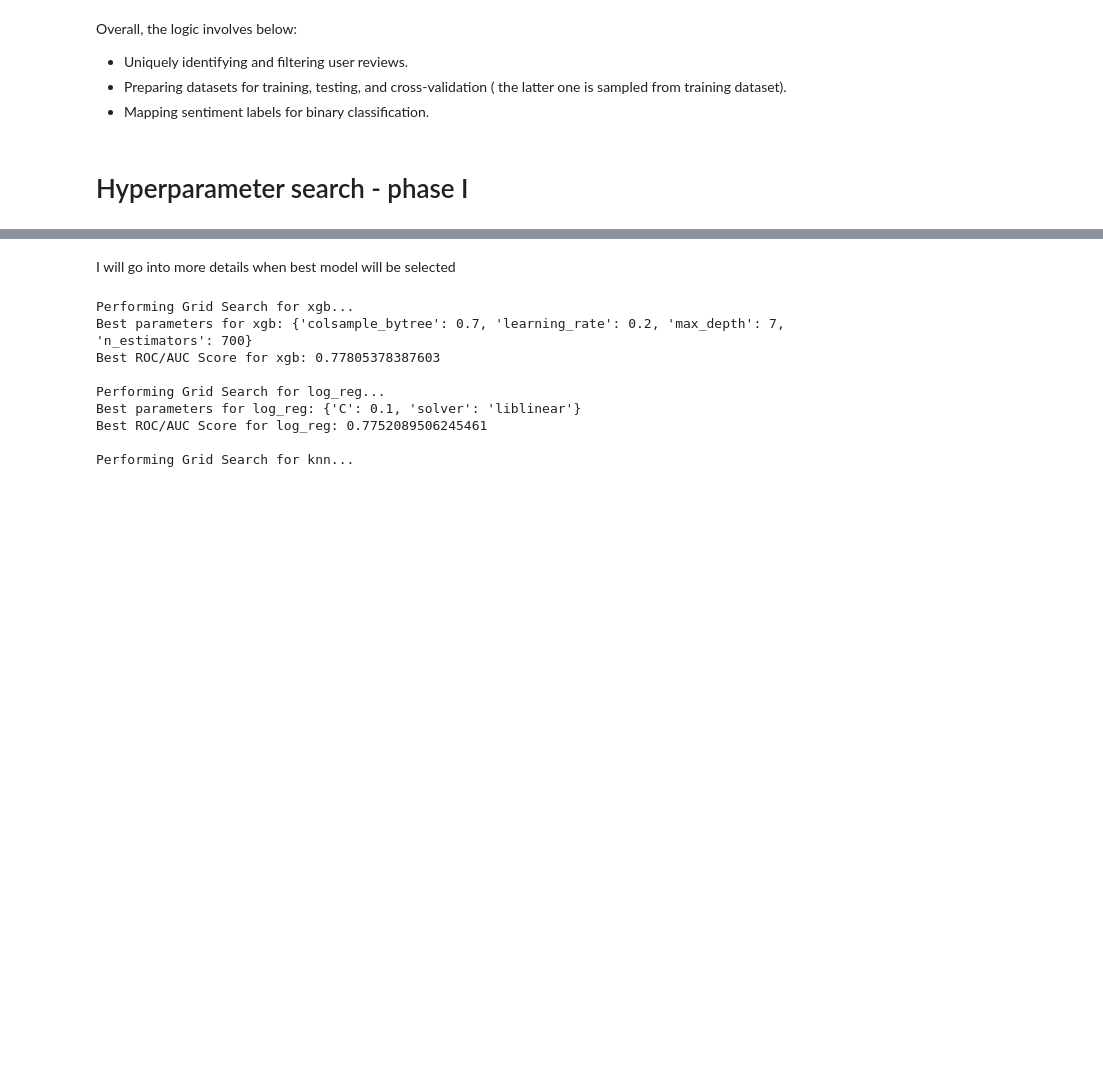
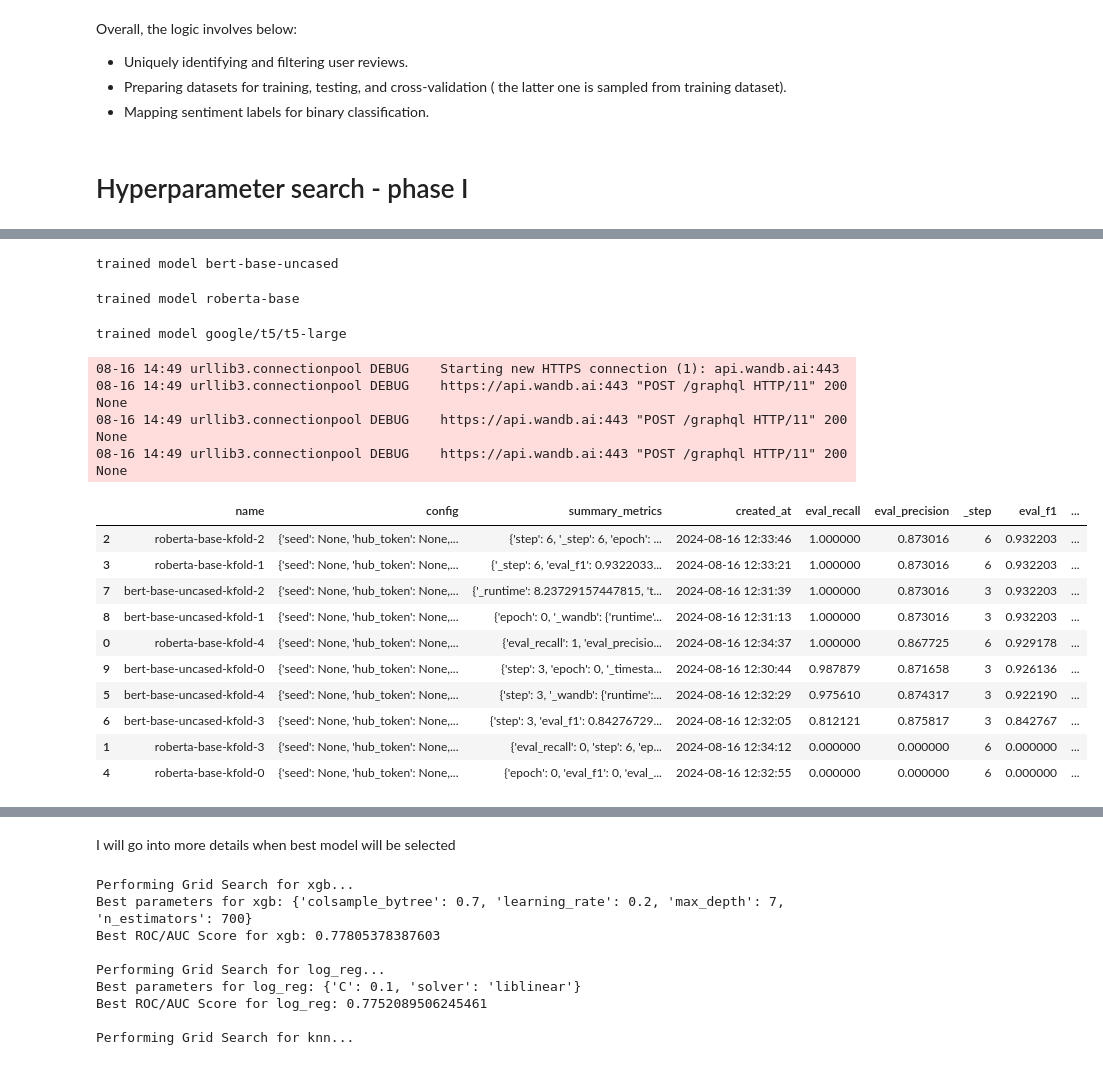
Before and after one commit to ArturTan/introduction-to-deep-learning-boulder, a Jupyter notebook: notebooks/Report.ipynb, the cells around one changed output, grey strips where cells are left out. Saved outputs shown, nothing was run; the diff lists cells and outputs as text; code cells hidden in the pictures; blank space fills up the shorter version.

```diff
--- a/notebooks/Report.ipynb
+++ b/notebooks/Report.ipynb
@@ -725,0 +707,11 @@ I will use 5 different models for benchmark:
+# %%
+for model, batch_size in [
+    # ["bert-base-uncased", 128],
+             # [ "roberta-base", 64],/
+              ["google/gemma-2-2b", 128]
+]:
+    max_length  =256
+    if model =="google/gemma-2-2b":
+        max_length = 128
+    for i in tqdm(range(5)):
+        !accelerate launch ../train.py --model_name_or_path {model} --ignore_mismatched_sizes --max_length {max_length} --per_device_train_batch_size {batch_size} --learning_rate 2e-5 --num_train_epochs 1 --output_dir "/tmp/mrpc/deepspeed_stage2/" --train_file ../data/train_fold_{i}.csv --validation_file ../data/test_fold_{i}.csv --project_suffix=kfold-{i} --with_tracking --report_to "wandb"
@@ -725,0 +736,61 @@ I will use 5 different models for benchmark:
+# %%
+from tqdm import tqdm
+import pandas as pd
+models = [
+    "bert-base-uncased",
+    "roberta-base",
+    "google/t5/t5-large"
+]
+
+import wandb
+
+api = wandb.Api()
+project_name = "boulder-final-project"
+from pandas import json_normalize
+selected_runs = []
+for model in models:
+    print("trained model", model)
+
+    for i in tqdm(range(5)):
+
+        selected_runs.append(f'{model}-kfold-{i}')
+api = wandb.Api()
+runs = api.runs(f"{project_name}")
+
+runs_df = []
+for run in runs:
+    if run.name in selected_runs:
+        runs_df.append(pd.DataFrame({
+            'name': [run.name],
+            'config': [run.config],
+            'summary_metrics': [run.summary_metrics],
+            'created_at': pd.to_datetime(run.created_at)
+        }))
+runs_df = pd.concat(runs_df)
+runs_df = runs_df.sort_values(by='created_at', ascending=False)
+runs_df = runs_df.drop_duplicates(subset='name', keep='first')
+
+runs_df = runs_df.reset_index(drop=True)
+
+runs_df = runs_df.merge(json_normalize(runs_df['summary_metrics']), left_index=True, right_index=True)
+
+runs_df.sort_values('eval_f1', ascending=False)
+# %% [output]
+trained model bert-base-uncased
+trained model roberta-base
+trained model google/t5/t5-large
+08-16 14:49 urllib3.connectionpool DEBUG    Starting new HTTPS connection (1): api.wandb.ai:443
+08-16 14:49 urllib3.connectionpool DEBUG    https://api.wandb.ai:443 "POST /graphql HTTP/11" 200 None
+08-16 14:49 urllib3.connectionpool DEBUG    https://api.wandb.ai:443 "POST /graphql HTTP/11" 200 None
+08-16 14:49 urllib3.connectionpool DEBUG    https://api.wandb.ai:443 "POST /graphql HTTP/11" 200 None
+|  | name | config | summary_metrics | created_at | eval_recall | eval_precision | _step | eval_f1 | ... |
+| 2 | roberta-base-kfold-2 | {'seed': None, 'hub_token': None,... | {'step': 6, '_step': 6, 'epoch': ... | 2024-08-16 12:33:46 | 1.000000 | 0.873016 | 6 | 0.932203 | ... |
+| 3 | roberta-base-kfold-1 | {'seed': None, 'hub_token': None,... | {'_step': 6, 'eval_f1': 0.9322033... | 2024-08-16 12:33:21 | 1.000000 | 0.873016 | 6 | 0.932203 | ... |
+| 7 | bert-base-uncased-kfold-2 | {'seed': None, 'hub_token': None,... | {'_runtime': 8.23729157447815, 't... | 2024-08-16 12:31:39 | 1.000000 | 0.873016 | 3 | 0.932203 | ... |
+| 8 | bert-base-uncased-kfold-1 | {'seed': None, 'hub_token': None,... | {'epoch': 0, '_wandb': {'runtime'... | 2024-08-16 12:31:13 | 1.000000 | 0.873016 | 3 | 0.932203 | ... |
+| 0 | roberta-base-kfold-4 | {'seed': None, 'hub_token': None,... | {'eval_recall': 1, 'eval_precisio... | 2024-08-16 12:34:37 | 1.000000 | 0.867725 | 6 | 0.929178 | ... |
+| 9 | bert-base-uncased-kfold-0 | {'seed': None, 'hub_token': None,... | {'step': 3, 'epoch': 0, '_timesta... | 2024-08-16 12:30:44 | 0.987879 | 0.871658 | 3 | 0.926136 | ... |
+| 5 | bert-base-uncased-kfold-4 | {'seed': None, 'hub_token': None,... | {'step': 3, '_wandb': {'runtime':... | 2024-08-16 12:32:29 | 0.975610 | 0.874317 | 3 | 0.922190 | ... |
+| 6 | bert-base-uncased-kfold-3 | {'seed': None, 'hub_token': None,... | {'step': 3, 'eval_f1': 0.84276729... | 2024-08-16 12:32:05 | 0.812121 | 0.875817 | 3 | 0.842767 | ... |
+| 1 | roberta-base-kfold-3 | {'seed': None, 'hub_token': None,... | {'eval_recall': 0, 'step': 6, 'ep... | 2024-08-16 12:34:12 | 0.000000 | 0.000000 | 6 | 0.000000 | ... |
+| 4 | roberta-base-kfold-0 | {'seed': None, 'hub_token': None,... | {'epoch': 0, 'eval_f1': 0, 'eval_... | 2024-08-16 12:32:55 | 0.000000 | 0.000000 | 6 | 0.000000 | ... |
```
Also changed, not shown: parts of 13 cells of this notebook, 3 other files.
